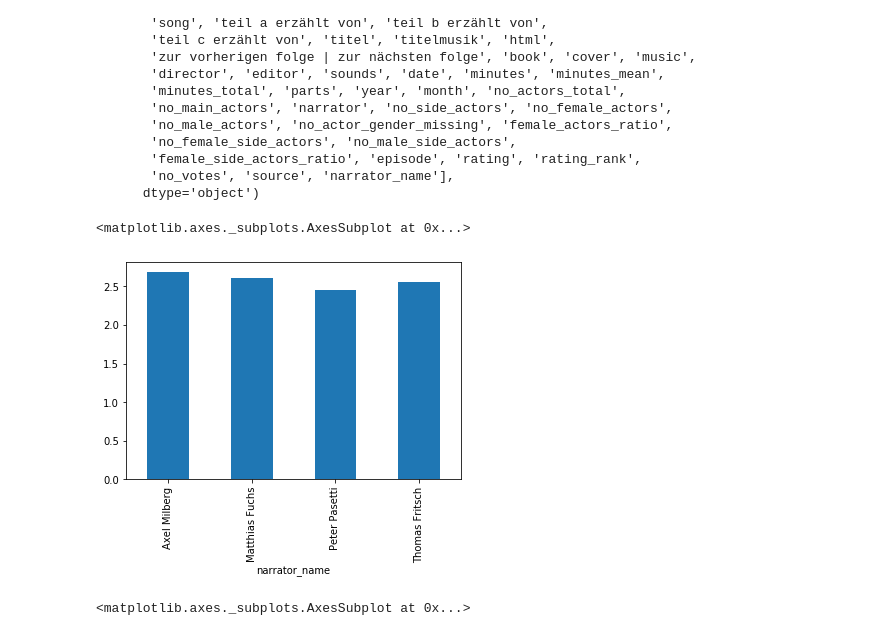
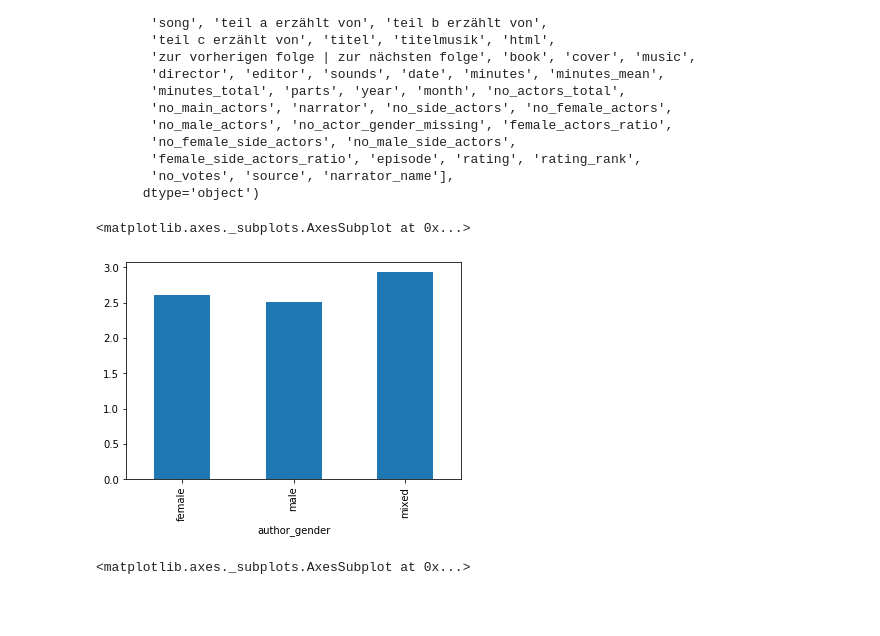
Before and after one commit to Lisa-Ho/three-investigators, a Jupyter notebook: notebooks/three-investigators-part-II.ipynb, the cells around one changed output. Cells and saved outputs as stored; diff of their text form; code cells hidden in the pictures; blank space fills up the shorter version.

Commit message:
create author groups and author gender +++ explorative analysis of authors and gender

```diff
--- a/notebooks/three-investigators-part-II.ipynb
+++ b/notebooks/three-investigators-part-II.ipynb
@@ -176,0 +179,14 @@ meta = pd.merge(meta, narrator, left_on="id" ,right_on="id", how='left')
+# %%
+#replace 'Erzählt von Kari Erlhoff' with 'Kari Erlhoff'
+meta["erzählt von"] = meta["erzählt von"].str.replace('Erzählt von Kari Erlhoff', 'Kari Erlhoff')
+# %%
+# group authors
+meta["author_grouped"] = meta["erzählt von"]
+
+# group those authors with fewer than 5 episodes under 'other'
+other_storytellers = pd.DataFrame(meta["erzählt von"].value_counts()).reset_index()
+other_storytellers = other_storytellers.loc[other_storytellers["erzählt von"] < 5]["index"].tolist()
+meta.loc[meta["erzählt von"].isin(other_storytellers), "author_grouped"] = "Other"
+
+#display values
+meta["author_grouped"].value_counts()
@@ -176,0 +208,13 @@ meta = pd.merge(meta, narrator, left_on="id" ,right_on="id", how='left')
+# %%
+# create gender variable
+author_gender_map = {'Robert Arthur': "male", 'William Arden': "male", 'M.V. Carey':"female",
+                     'Nick West':"male", 'Marc Brandel':"male", 'Rose Estes':"female",
+                     'Megan Stine / H. William Stine': np.nan,
+                   'G.H. Stone':"female", 'William McCay' : "male", 'Peter Lerangis' : "male",
+                   'Brigitte Johanna Henkel-Waidhofer' : "female", 'André Marx' : "male",
+                    'André Minninger' : "male", 'Ben Nevis': "male", 'Katharina Fischer': "female",
+                   'Marco Sonnleitner' :"male", 'Astrid Vollenbruch': "female", 'Kari Erlhoff' : "female",
+                  'Hendrik Buchna': "male", 'Christoph Dittert':"male"}
+
+meta["author_gender"] = meta["erzählt von"].map(author_gender_map)
+meta["author_gender"]
@@ -332,10 +414,10 @@ Index(['id', '"anudhara" aufgenommen bei bantree records, worms / produzent',
       dtype='object')
 # %%
 
-meta.groupby("narrator_name")["rating"].mean().plot(kind='bar')
+meta.groupby("author_gender")["rating"].mean().plot(kind='bar')
 # %% [output]
 <matplotlib.axes._subplots.AxesSubplot at 0x...>
-[figure, old version]
+[figure, new version]
 # %%
 meta.groupby("editor")["rating"].count().plot(kind='bar')
 # %% [output]
```
Also changed, not shown: parts of 14 cells of this notebook.
